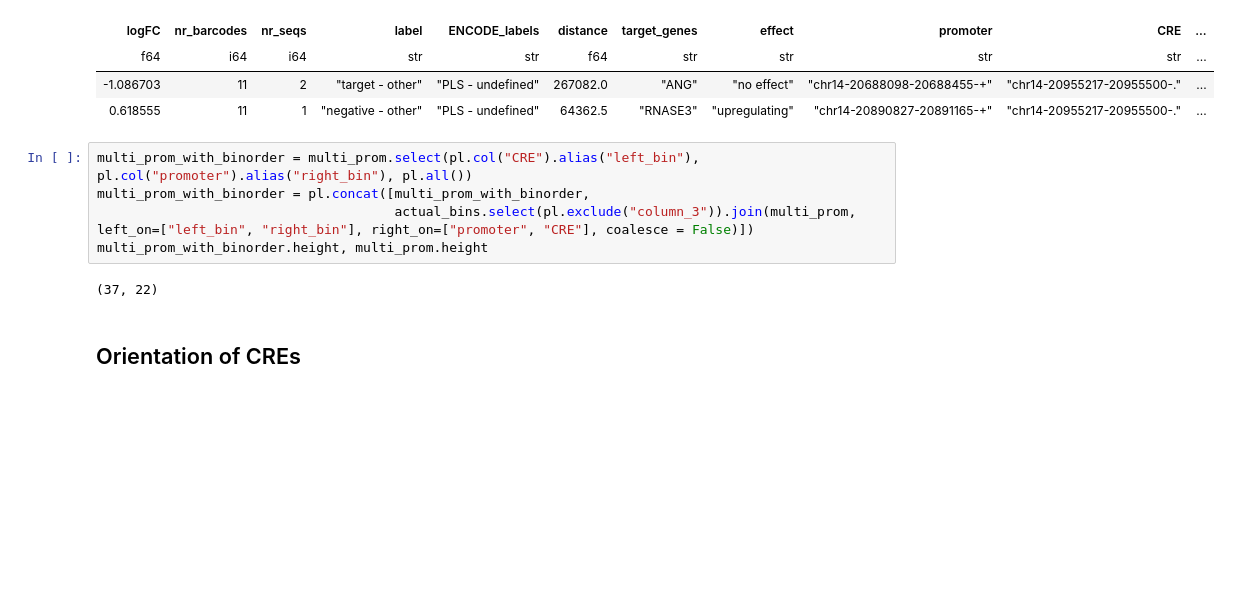
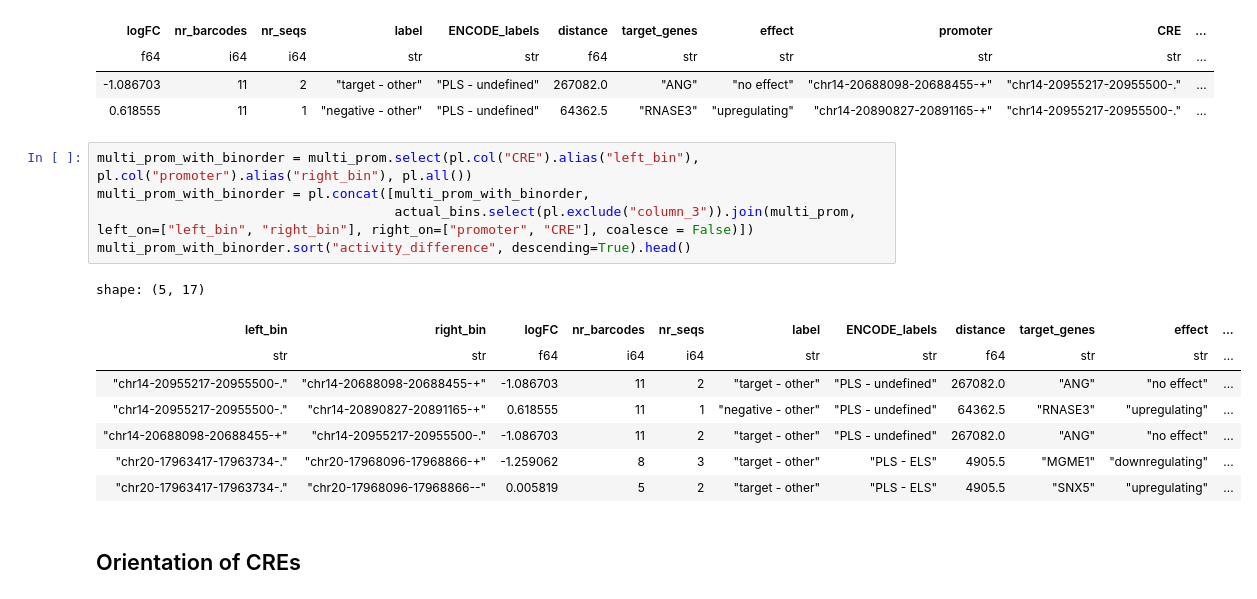
Before and after one commit to kircherlab/CMPRA_figures, a Jupyter notebook: luciferase_design.ipynb, the cells around one changed output. Saved outputs shown, nothing was run; the diff lists cells and outputs as text; blank space fills up the shorter version.

```diff
--- a/luciferase_design.ipynb
+++ b/luciferase_design.ipynb
@@ -146,9 +192,16 @@ shape: (2, 15)
 # %%
 multi_prom_with_binorder = multi_prom.select(pl.col("CRE").alias("left_bin"), pl.col("promoter").alias("right_bin"), pl.all())
 multi_prom_with_binorder = pl.concat([multi_prom_with_binorder,
 									  actual_bins.select(pl.exclude("column_3")).join(multi_prom, left_on=["left_bin", "right_bin"], right_on=["promoter", "CRE"], coalesce = False)])
-multi_prom_with_binorder.height, multi_prom.height
+multi_prom_with_binorder.sort("activity_difference", descending=True).head()
 # %% [output]
-(37, 22)
+shape: (5, 17)
+| left_bin | right_bin | logFC | nr_barcodes | nr_seqs | label | ENCODE_labels | distance | target_genes | effect | ... |
+| str | str | f64 | i64 | i64 | str | str | f64 | str | str | ... |
+| "chr14-20955217-20955500-." | "chr14-20688098-20688455-+" | -1.086703 | 11 | 2 | "target - other" | "PLS - undefined" | 267082.0 | "ANG" | "no effect" | ... |
+| "chr14-20955217-20955500-." | "chr14-20890827-20891165-+" | 0.618555 | 11 | 1 | "negative - other" | "PLS - undefined" | 64362.5 | "RNASE3" | "upregulating" | ... |
+| "chr14-20688098-20688455-+" | "chr14-20955217-20955500-." | -1.086703 | 11 | 2 | "target - other" | "PLS - undefined" | 267082.0 | "ANG" | "no effect" | ... |
+| "chr20-17963417-17963734-." | "chr20-17968096-17968866-+" | -1.259062 | 8 | 3 | "target - other" | "PLS - ELS" | 4905.5 | "MGME1" | "downregulating" | ... |
+| "chr20-17963417-17963734-." | "chr20-17968096-17968866--" | 0.005819 | 5 | 2 | "target - other" | "PLS - ELS" | 4905.5 | "SNX5" | "upregulating" | ... |
 # %% [markdown]
 ## Orientation of CREs
```
Also changed, not shown: parts of 34 cells of this notebook.
